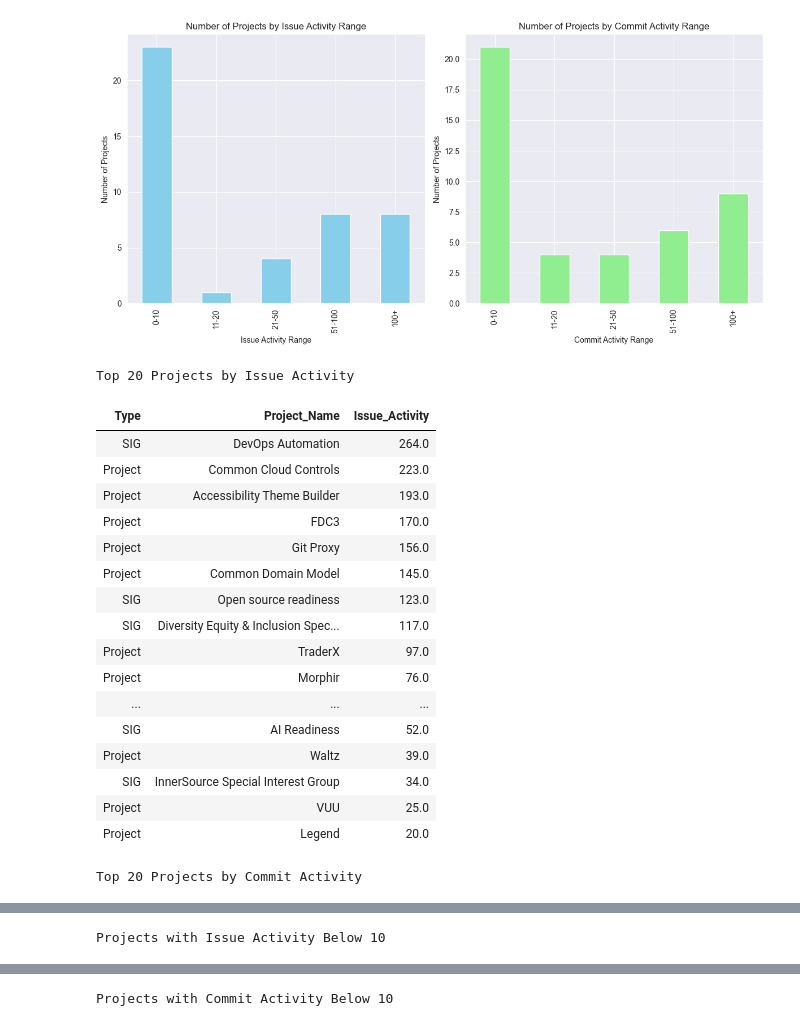
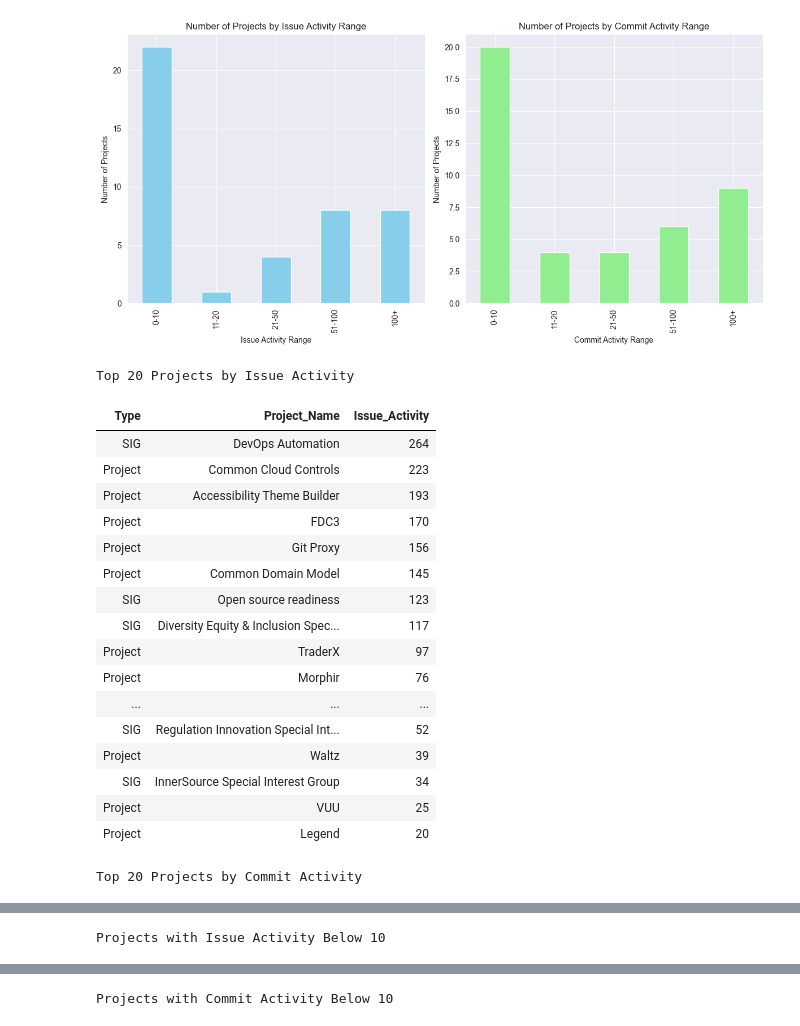
Before and after one commit to rocketstack-matt/finos-landscape, a Jupyter notebook: landscape.ipynb, the cells around one changed output, grey strips where cells are left out. Cells and saved outputs as stored; diff of their text form; code cells hidden in the pictures.

Commit message:
Explicitly exclude the header row from the results

```diff
--- a/landscape.ipynb
+++ b/landscape.ipynb
@@ -13,7 +13,10 @@ column_headers = [
 ]
 
 url = 'https://raw.githubusercontent.com/robmoffat/landscape-scanning/main/scan.csv'
-df = pd.read_csv(url, header=1, names=column_headers)
+df = pd.read_csv(url, header=0, names=column_headers)
+
+# Remove any rows where 'Project_Name' is equal to the column header 'Project_Name'
+df = df[df['Project_Name'] != 'Project Name']
 
 # Convert relevant columns to numeric and handle errors
 numeric_columns = ['Score', 'Issue_Activity', 'Commit_Activity', 'Length_of_Readme']
@@ -104,51 +107,51 @@ plt.tight_layout()
 plt.show()
 
 # Displaying the tables side by side
 html_content = f"""
 <div style="display: flex; justify-content: space-around;">
     <div style="margin-right: 20px;">
         <h3>Top 20 Projects by Issue Activity</h3>
         {top_20_issues_html}
     </div>
     <div>
         <h3>Top 20 Projects by Commit Activity</h3>
         {top_20_commits_html}
     </div>
 </div>
 <br>
 <div style="display: flex; justify-content: space-around;">
     <div style="margin-right: 20px;">
         <h3>Projects with Issue Activity Below 10</h3>
         {bottom_issues_html}
     </div>
     <div>
         <h3>Projects with Commit Activity Below 10</h3>
         {bottom_commits_html}
     </div>
 </div>
 """
 
 # Display the tables
 display(HTML(html_content))
 # %% [output]
-[figure, old version]
+[figure, new version]
 Top 20 Projects by Issue Activity
 | Type | Project_Name | Issue_Activity |
-| SIG | DevOps Automation | 264.0 |
-| Project | Common Cloud Controls | 223.0 |
-| Project | Accessibility Theme Builder | 193.0 |
-| Project | FDC3 | 170.0 |
-| Project | Git Proxy | 156.0 |
-| Project | Common Domain Model | 145.0 |
-| SIG | Open source readiness | 123.0 |
-| SIG | Diversity Equity & Inclusion Spec... | 117.0 |
-| Project | TraderX | 97.0 |
-| Project | Morphir | 76.0 |
+| SIG | DevOps Automation | 264 |
+| Project | Common Cloud Controls | 223 |
+| Project | Accessibility Theme Builder | 193 |
+| Project | FDC3 | 170 |
+| Project | Git Proxy | 156 |
+| Project | Common Domain Model | 145 |
+| SIG | Open source readiness | 123 |
+| SIG | Diversity Equity & Inclusion Spec... | 117 |
+| Project | TraderX | 97 |
+| Project | Morphir | 76 |
 | ... | ... | ... |
-| SIG | AI Readiness | 52.0 |
-| Project | Waltz | 39.0 |
-| SIG | InnerSource Special Interest Group | 34.0 |
-| Project | VUU | 25.0 |
-| Project | Legend | 20.0 |
+| SIG | Regulation Innovation Special Int... | 52 |
+| Project | Waltz | 39 |
+| SIG | InnerSource Special Interest Group | 34 |
+| Project | VUU | 25 |
+| Project | Legend | 20 |
 Top 20 Projects by Commit Activity
 | Type | Project_Name | Commit_Activity |
```
Also changed, not shown: parts of 1 cell of this notebook.
